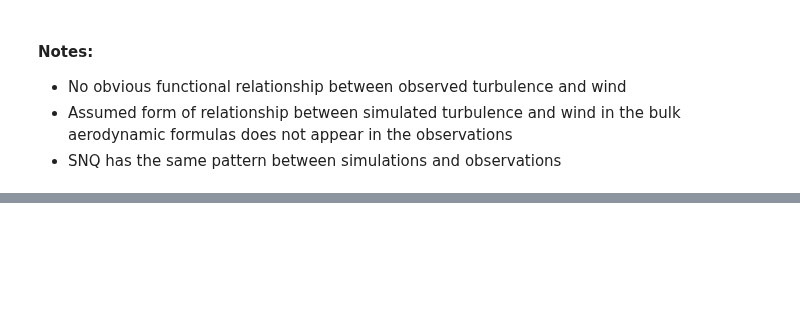
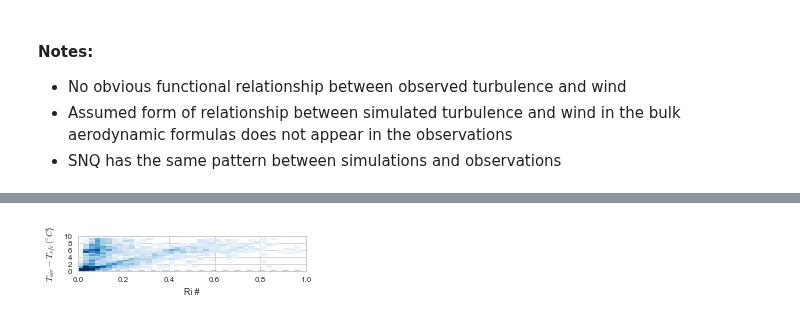
Before and after one commit to klapo/TurbulenceFeedbacks, a Jupyter notebook: TF.OfflineTurb.SCP_SNQ.Shear_TempGrad.ipynb, the cells around one changed output, grey strips where cells are left out. Saved outputs shown, nothing was run; the diff lists cells and outputs as text; code cells hidden in the pictures; blank space fills up the shorter version.

```diff
--- a/TF.OfflineTurb.SCP_SNQ.Shear_TempGrad.ipynb
+++ b/TF.OfflineTurb.SCP_SNQ.Shear_TempGrad.ipynb
@@ -386,0 +512,51 @@ fig.savefig('OfflineTurb.SNQ.2dHist_Shear.pdf')
+# %%
+SCP.UBar_15m[SCPWindex].mean(dim='time')
+
+# -------------------------------------------------------------------------------------------------------
+# SCP - 2D histogram of Qh vs Ri
+# Y axis
+ymin = 0
+ymax = 10
+dy = 0.5
+# X axis
+xmin = 0
+xmax = 1
+dx = .025
+# Colors
+cmin = 0
+cmax = 55
+ncol = 11
+dcol = (cmax - cmin) / (ncol - 1)
+cmap = kgraph.cmap_discretize(cm.Blues, ncol)
+
+# Re-filter for low wind speeds to better match with idealized synthetic results
+SCPWindex = np.nonzero((SCP.RiBulk_15m > 0.).values & (SCP.UBar_15m < 3).values)
+
+# Figure formatting
+fig, axes = plt.subplots(1, 1, figsize=(4, 1.2))
+cmap = kgraph.cmap_discretize(cm.Blues, 15)
+
+# Manual histogram for pcolormesh
+X = np.concatenate((SCP.RiBulk_15m.values[SCPWindex],
+                    SCP.RiBulk_2m.values[SCPWindex]), axis=0)
+Y = np.concatenate(((SCP.T_15m_M - SCP.Tsfc).values[SCPWindex],
+                    (SCP.T_15m_M - SCP.Tsfc).values[SCPWindex]), axis=0)
+H, xedges, yedges = np.histogram2d(X, Y, bins=(np.arange(xmin, xmax, dx),
+                                               np.arange(ymin, ymax, dy)))
+H = np.ma.masked_array(H, H < cmin + dcol)
+X, Y = np.meshgrid(xedges, yedges)
+
+# Binned observations
+ax = axes
+im = ax.pcolormesh(X.T, Y.T, H, cmap=cmap, vmin=cmin, vmax=cmax)
+
+ax.plot([xmin, xmax], [0, 0], 'k--')
+ax.set_ylim(ymin, ymax)
+ax.set_xlim(xmin, xmax)
+ax.set_xlabel('Ri #')
+ax.set_ylabel('$T_{air} - T_{sfc} (^{\circ} C$)')
+ax.grid()
+fig.tight_layout()
+fig.savefig('OfflineTurb.SCP_15m.2dHist_Tgrad.pdf')
+# %% [output]
+[figure, added]
```
Also changed, not shown: parts of 19 cells of this notebook.
